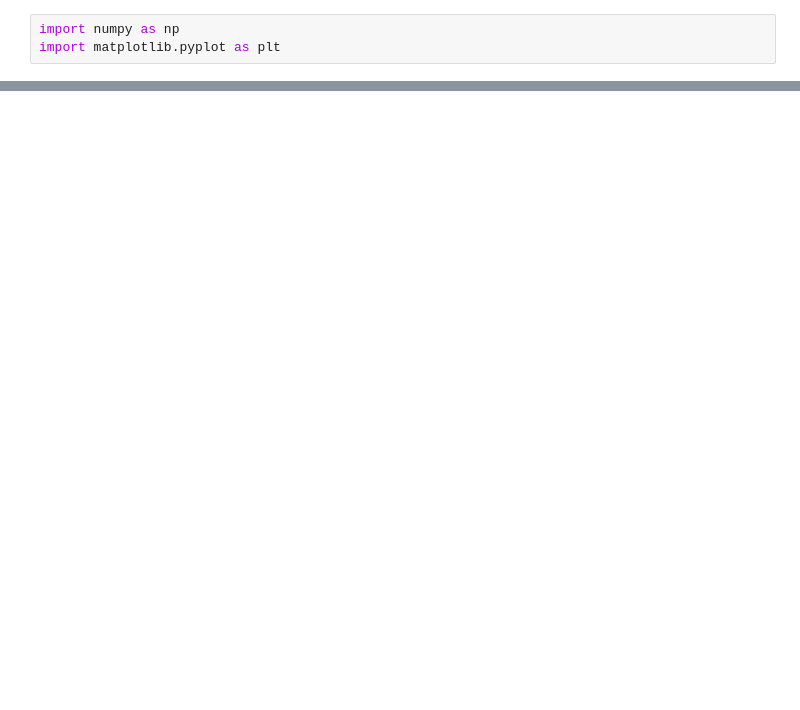
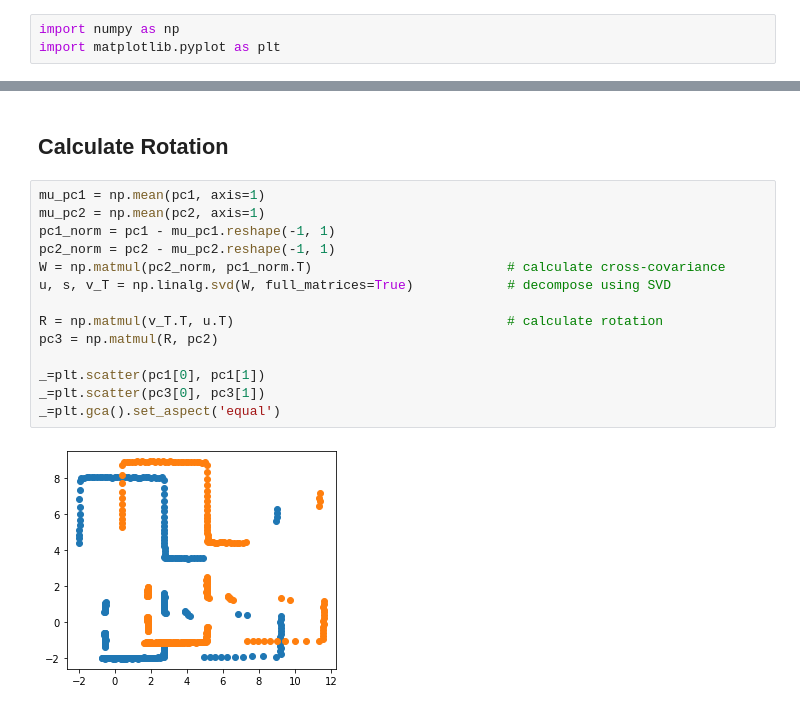
Before and after one commit to salihmarangoz/basic_scan_matcher, a Jupyter notebook: notebook/Untitled.ipynb, the cells around one changed output, grey strips where cells are left out. Saved outputs shown, nothing was run; the diff lists cells and outputs as text; blank space fills up the shorter version.

```diff
--- a/notebook/Untitled.ipynb
+++ b/notebook/Untitled.ipynb
@@ -18,0 +39,18 @@ _=plt.scatter(x,y)
+# %% [markdown]
+## Calculate Rotation
+# %%
+mu_pc1 = np.mean(pc1, axis=1)
+mu_pc2 = np.mean(pc2, axis=1)
+pc1_norm = pc1 - mu_pc1.reshape(-1, 1)
+pc2_norm = pc2 - mu_pc2.reshape(-1, 1)
+W = np.matmul(pc2_norm, pc1_norm.T)                         # calculate cross-covariance
+u, s, v_T = np.linalg.svd(W, full_matrices=True)            # decompose using SVD
+
+R = np.matmul(v_T.T, u.T)                                   # calculate rotation
+pc3 = np.matmul(R, pc2)
+
+_=plt.scatter(pc1[0], pc1[1])
+_=plt.scatter(pc3[0], pc3[1])
+_=plt.gca().set_aspect('equal')
+# %% [output]
+[figure, added]
```
Also changed, not shown: parts of 13 cells of this notebook, 2 other files.
